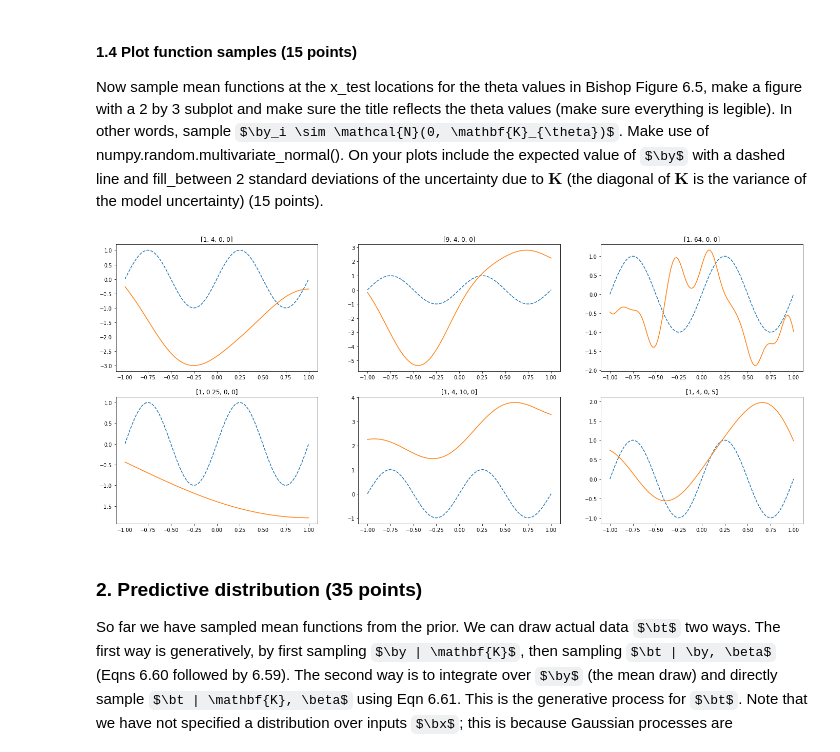
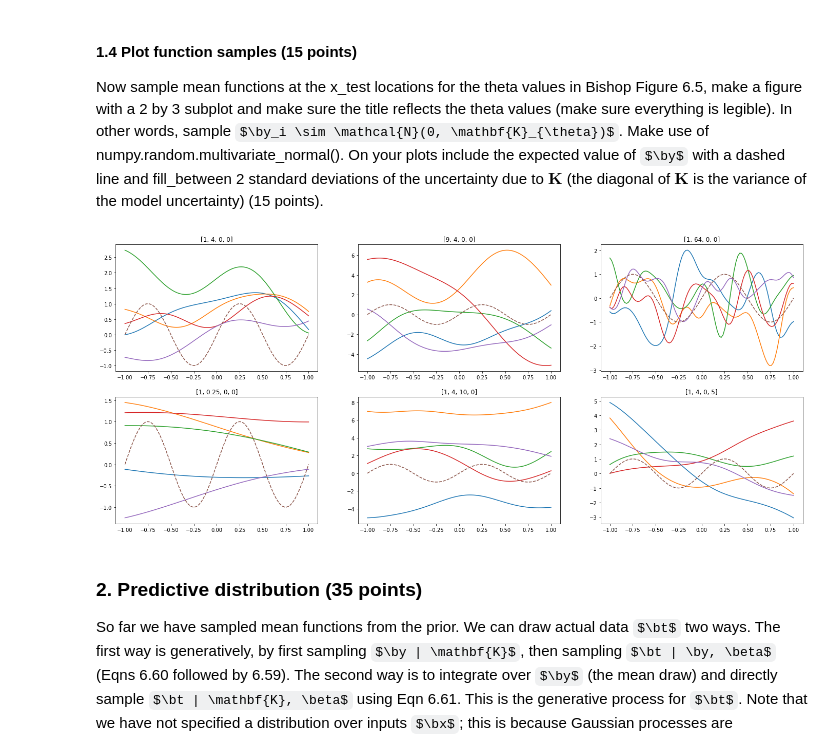
Before and after one commit to woutster/ml1, a Jupyter notebook: 10749586_12385913_lab3.ipynb, the cells around one changed output. Cells and saved outputs as stored; diff of their text form; code cells hidden in the pictures; some formulas as TeX source.

```diff
--- a/10749586_12385913_lab3.ipynb
+++ b/10749586_12385913_lab3.ipynb
@@ -182,27 +182,29 @@ Now sample mean functions at the x_test locations for the theta values in Bishop
 # %%
 thetas1 = [1, 4, 0, 0]
 thetas2 = [9, 4, 0, 0]
 thetas3 = [1, 64, 0, 0]
 thetas4 = [1, 0.25, 0, 0]
 thetas5 = [1, 4, 10, 0]
 thetas6 = [1, 4, 0, 5]
 
 thetas = [thetas1, thetas2, thetas3, thetas4, thetas5, thetas6]
 
+num_plots = 5
+
 fig = plt.figure(figsize=(24,10))
 
 for i, theta in enumerate(thetas):
     ax = fig.add_subplot(2,3,i+1)
     K = computeK(x_test, x_test, theta)
-    for j in range(0,5):
-        y_k = np.random.multivariate_normal(np.zeros(100), K)
+    for j in range(0,num_plots):
+        y_k_j = np.random.multivariate_normal(np.zeros(100), K)
         ax.plot(x_test, y_k_j)
     ax.plot(x_test, y_test, "--")
     ax.set_title(str(theta))
 
 plt.show()
 # %% [output]
-[figure, old version]
+[figure, new version]
 # %% [markdown]
 ### 2. Predictive distribution (35 points)
 So far we have sampled mean functions from the prior.  We can draw actual data $\bt$ two ways.  The first way is generatively, by first sampling $\by | \mathbf{K}$, then sampling $\bt | \by, \beta$ (Eqns 6.60 followed by 6.59).  The second way is to integrate over $\by$ (the mean draw) and directly sample $\bt | \mathbf{K}, \beta$ using Eqn 6.61.    This is the generative process for $\bt$.  Note that we have not specified a distribution over inputs $\bx$;  this is because Gaussian processes are conditional models.  Because of this we are free to generate locations $\bx$ when playing around with the GP; obviously a dataset will give us input-output pairs.
```
Also changed, not shown: parts of 3 cells of this notebook.
